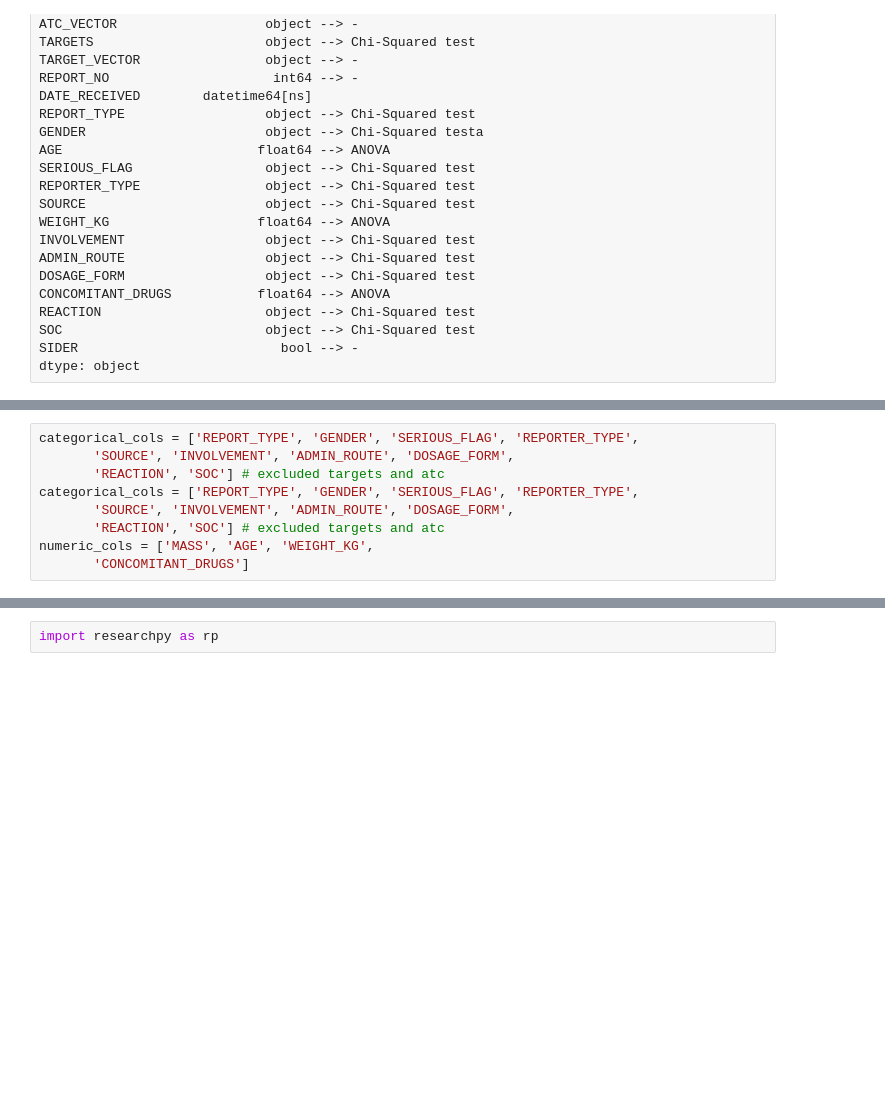
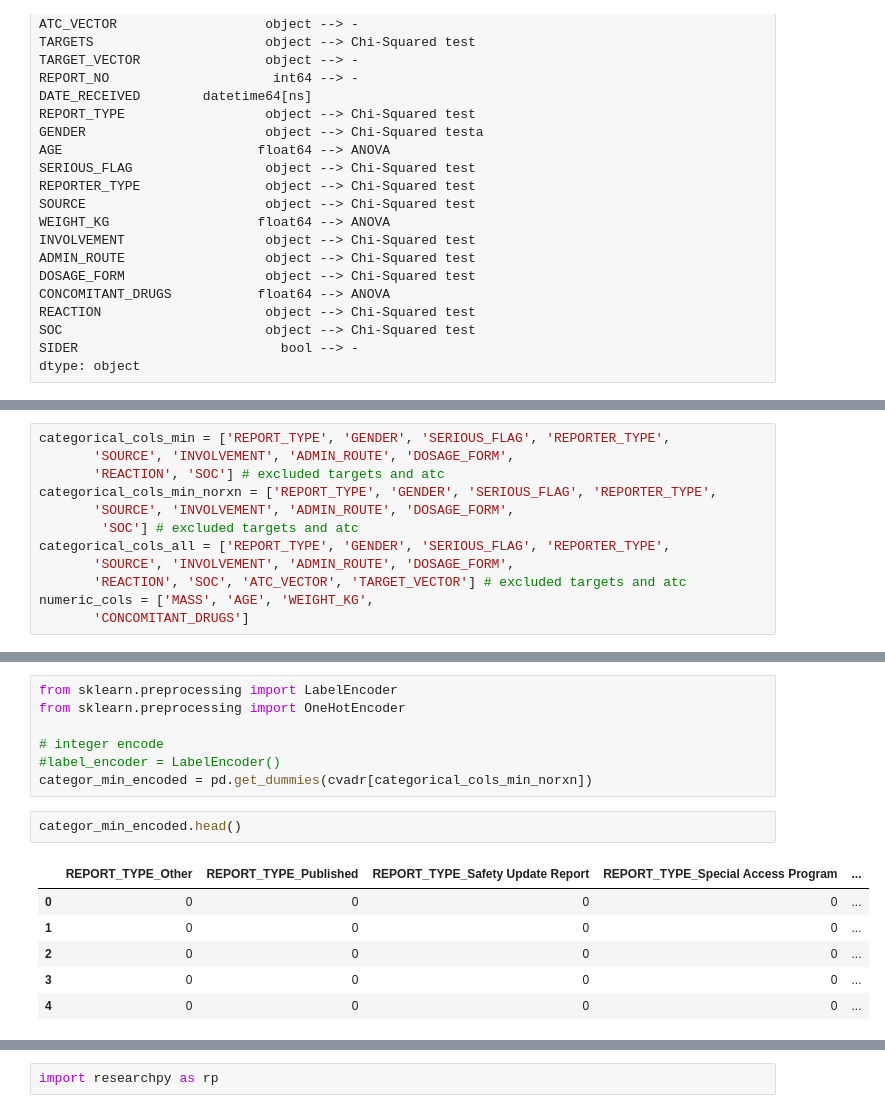
Before and after one commit to laetitiatam/ckme136, a Jupyter notebook: Explore CVADR.ipynb, the cells around one changed output, grey strips where cells are left out. Drawn from its saved outputs; the diff is of its cells as text; blank space fills up the shorter version.

```diff
--- a/Explore CVADR.ipynb
+++ b/Explore CVADR.ipynb
@@ -506,9 +531,12 @@ cvadr.columns.values
 # %%
-categorical_cols = ['REPORT_TYPE', 'GENDER', 'SERIOUS_FLAG', 'REPORTER_TYPE',
+categorical_cols_min = ['REPORT_TYPE', 'GENDER', 'SERIOUS_FLAG', 'REPORTER_TYPE',
        'SOURCE', 'INVOLVEMENT', 'ADMIN_ROUTE', 'DOSAGE_FORM',
        'REACTION', 'SOC'] # excluded targets and atc
-categorical_cols = ['REPORT_TYPE', 'GENDER', 'SERIOUS_FLAG', 'REPORTER_TYPE',
+categorical_cols_min_norxn = ['REPORT_TYPE', 'GENDER', 'SERIOUS_FLAG', 'REPORTER_TYPE',
        'SOURCE', 'INVOLVEMENT', 'ADMIN_ROUTE', 'DOSAGE_FORM',
-       'REACTION', 'SOC'] # excluded targets and atc
+        'SOC'] # excluded targets and atc
+categorical_cols_all = ['REPORT_TYPE', 'GENDER', 'SERIOUS_FLAG', 'REPORTER_TYPE',
+       'SOURCE', 'INVOLVEMENT', 'ADMIN_ROUTE', 'DOSAGE_FORM',
+       'REACTION', 'SOC', 'ATC_VECTOR', 'TARGET_VECTOR'] # excluded targets and atc
 numeric_cols = ['MASS', 'AGE', 'WEIGHT_KG',
        'CONCOMITANT_DRUGS']
@@ -523,0 +571,16 @@ cvadr[categorical_cols].head()
+# %%
+from sklearn.preprocessing import LabelEncoder
+from sklearn.preprocessing import OneHotEncoder
+
+# integer encode
+#label_encoder = LabelEncoder()
+categor_min_encoded = pd.get_dummies(cvadr[categorical_cols_min_norxn])
+# %%
+categor_min_encoded.head()
+# %% [output]
+|  | REPORT_TYPE_Other | REPORT_TYPE_Published | REPORT_TYPE_Safety Update Report | REPORT_TYPE_Special Access Program | ... |
+| 0 | 0 | 0 | 0 | 0 | ... |
+| 1 | 0 | 0 | 0 | 0 | ... |
+| 2 | 0 | 0 | 0 | 0 | ... |
+| 3 | 0 | 0 | 0 | 0 | ... |
+| 4 | 0 | 0 | 0 | 0 | ... |
```
Also changed, not shown: parts of 51 cells of this notebook.
